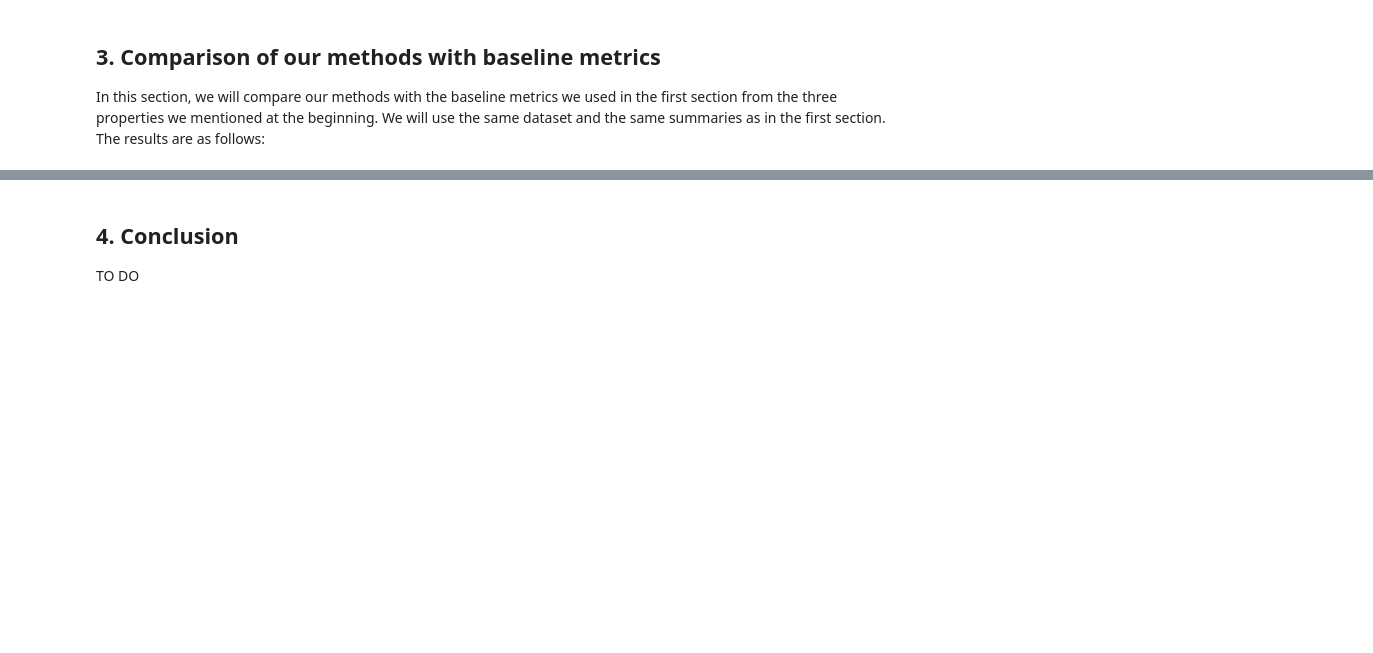
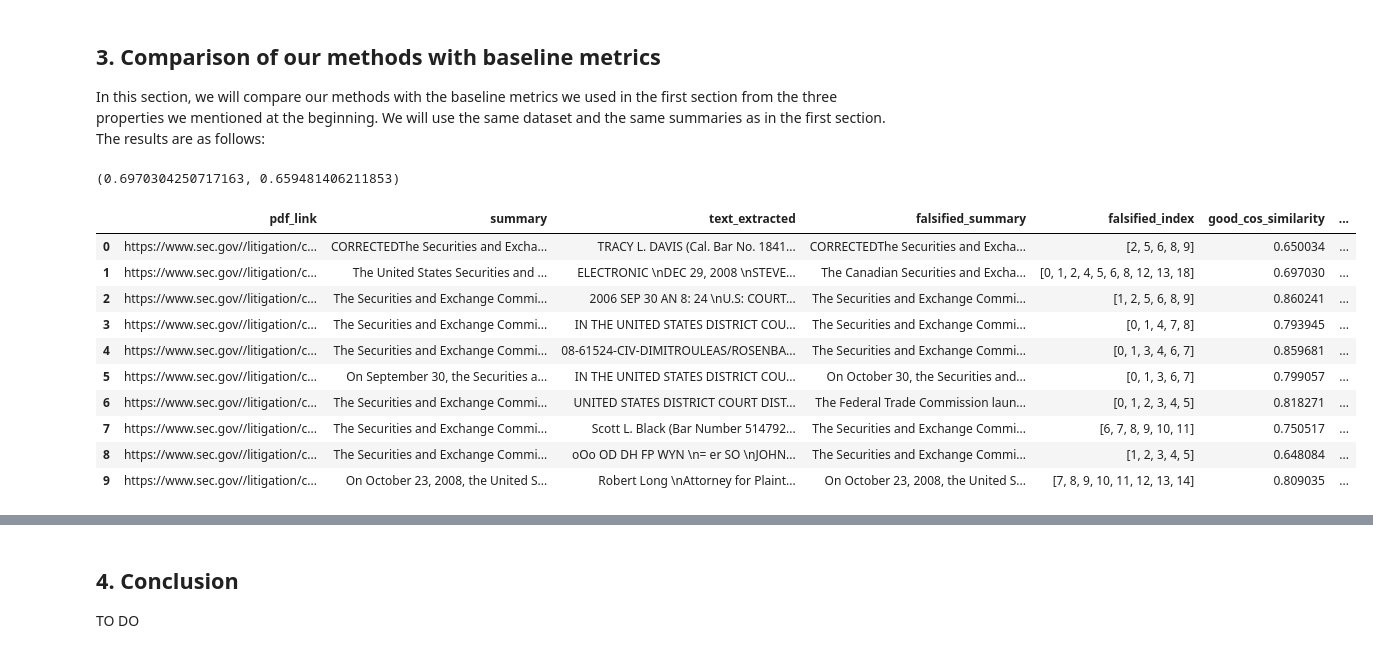
Before and after one commit to Lucas66Zhang/ButisCapstone4Fidelity, a Jupyter notebook: presentation.ipynb, the cells around one changed output, grey strips where cells are left out. Saved outputs shown, nothing was run; the diff lists cells and outputs as text; code cells hidden in the pictures; blank space fills up the shorter version.

```diff
--- a/presentation.ipynb
+++ b/presentation.ipynb
@@ -16,0 +21,5 @@ from pipeline import SummaryGrader, NER_comparison, highlight
+# %%
+df_summary = pd.read_csv('falsified_summary.csv', index_col = 0)
+df_summary['good_cos_similarity'] = df_summary['bad_cos_similarity'] = df_summary['good_llm_score'] = df_summary['bad_llm_score'] = np.nan
+df_summary['good_llm_mismatch'] = df_summary['bad_llm_mismatch'] = ''
+df_summary.head()
@@ -39,0 +60,35 @@ In this section, we will compare our methods with the baseline metrics we used i
+# %%
+# TO DO
+sample_original_text = df_summary.iloc[1,2]
+sample_summary = df_summary.iloc[1,1]
+sample_falsify_summary = df_summary.iloc[1,3]
+cos_similariy(sample_original_text, sample_summary, sample_falsify_summary)
+# %% [output]
+(0.6970304250717163, 0.659481406211853)
+# %%
+os.environ['OPENAI_API_KEY'] = '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'
+sg = SummaryGrader()
+for index, row in df_summary.iterrows():
+    text = row['text_extracted']
+    summary = row['summary']
+    falsi_summary = row['falsified_summary']
+    row['good_cos_similarity'], row['bad_cos_similarity'] = cos_similariy(text, summary, falsi_summary)
+    row['good_llm_score'], good_mismatch = sg.evaluate(text, summary, 10)
+    row['good_llm_mismatch'] = ','.join(str(e) for e in good_mismatch)
+    row['bad_llm_score'], bad_mismatch = sg.evaluate(text, falsi_summary, 10)
+    row['bad_llm_mismatch'] = ','.join(str(e) for e in bad_mismatch)
+    df_summary.iloc[index,:] = row
+# %%
+df_summary
+# %% [output]
+|  | pdf_link | summary | text_extracted | falsified_summary | falsified_index | good_cos_similarity | ... |
+| 0 | https://www.sec.gov//litigation/c... | CORRECTEDThe Securities and Excha... | TRACY L. DAVIS (Cal. Bar No. 1841... | CORRECTEDThe Securities and Excha... | [2, 5, 6, 8, 9] | 0.650034 | ... |
+| 1 | https://www.sec.gov//litigation/c... | The United States Securities and ... | ELECTRONIC \nDEC 29, 2008 \nSTEVE... | The Canadian Securities and Excha... | [0, 1, 2, 4, 5, 6, 8, 12, 13, 18] | 0.697030 | ... |
+| 2 | https://www.sec.gov//litigation/c... | The Securities and Exchange Commi... | 2006 SEP 30 AN 8: 24 \nU.S: COURT... | The Securities and Exchange Commi... | [1, 2, 5, 6, 8, 9] | 0.860241 | ... |
+| 3 | https://www.sec.gov//litigation/c... | The Securities and Exchange Commi... | IN THE UNITED STATES DISTRICT COU... | The Securities and Exchange Commi... | [0, 1, 4, 7, 8] | 0.793945 | ... |
+| 4 | https://www.sec.gov//litigation/c... | The Securities and Exchange Commi... | 08-61524-CIV-DIMITROULEAS/ROSENBA... | The Securities and Exchange Commi... | [0, 1, 3, 4, 6, 7] | 0.859681 | ... |
+| 5 | https://www.sec.gov//litigation/c... | On September 30, the Securities a... | IN THE UNITED STATES DISTRICT COU... | On October 30, the Securities and... | [0, 1, 3, 6, 7] | 0.799057 | ... |
+| 6 | https://www.sec.gov//litigation/c... | The Securities and Exchange Commi... | UNITED STATES DISTRICT COURT DIST... | The Federal Trade Commission laun... | [0, 1, 2, 3, 4, 5] | 0.818271 | ... |
+| 7 | https://www.sec.gov//litigation/c... | The Securities and Exchange Commi... | Scott L. Black (Bar Number 514792... | The Securities and Exchange Commi... | [6, 7, 8, 9, 10, 11] | 0.750517 | ... |
+| 8 | https://www.sec.gov//litigation/c... | The Securities and Exchange Commi... | oOo OD DH FP WYN \n= er SO \nJOHN... | The Securities and Exchange Commi... | [1, 2, 3, 4, 5] | 0.648084 | ... |
+| 9 | https://www.sec.gov//litigation/c... | On October 23, 2008, the United S... | Robert Long \nAttorney for Plaint... | On October 23, 2008, the United S... | [7, 8, 9, 10, 11, 12, 13, 14] | 0.809035 | ... |
```
Also changed, not shown: parts of 6 cells of this notebook.
